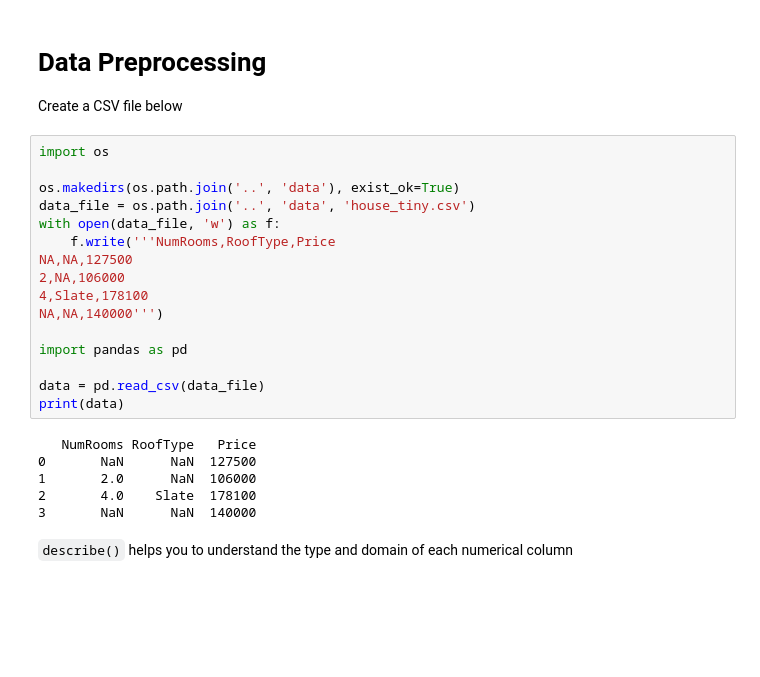
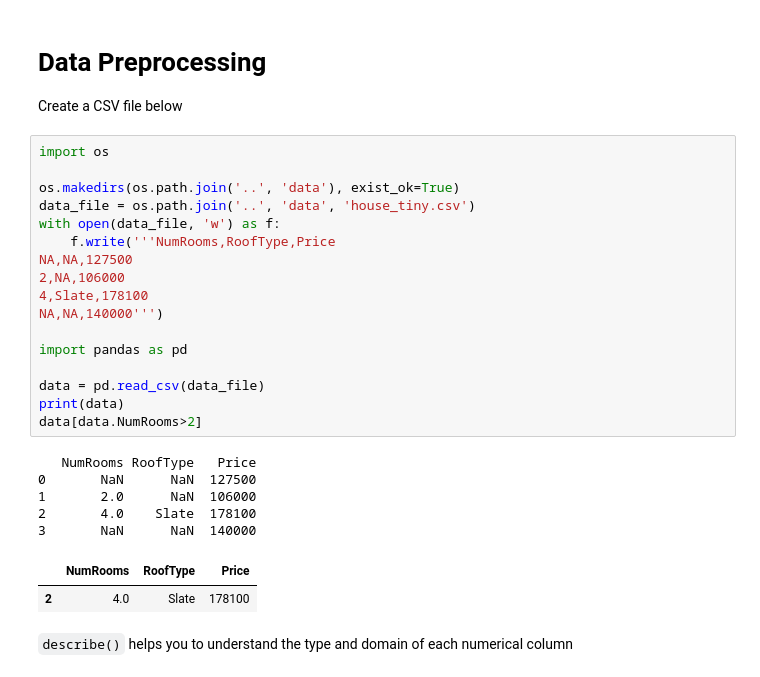
Before and after one commit to ingambe/PracticumAAUDeepLearning, a Jupyter notebook: 1-Preliminaries/Slides/4-pandas.ipynb, the cells around one changed output. Drawn from its saved outputs; the diff is of its cells as text; blank space fills up the shorter version.

```diff
--- a/1-Preliminaries/Slides/4-pandas.ipynb
+++ b/1-Preliminaries/Slides/4-pandas.ipynb
@@ -5,25 +5,28 @@ Create a CSV file below
 # %%
 import os
 
 os.makedirs(os.path.join('..', 'data'), exist_ok=True)
 data_file = os.path.join('..', 'data', 'house_tiny.csv')
 with open(data_file, 'w') as f:
     f.write('''NumRooms,RoofType,Price
 NA,NA,127500
 2,NA,106000
 4,Slate,178100
 NA,NA,140000''')
 
 import pandas as pd
 
 data = pd.read_csv(data_file)
 print(data)
+data[data.NumRooms>2]
 # %% [output]
    NumRooms RoofType   Price
 0       NaN      NaN  127500
 1       2.0      NaN  106000
 2       4.0    Slate  178100
 3       NaN      NaN  140000
+|  | NumRooms | RoofType | Price |
+| 2 | 4.0 | Slate | 178100 |
 # %% [markdown]
 `describe()` helps you to understand the type and domain of each numerical column
 # %%
```
Also changed, not shown: 3 other files.
